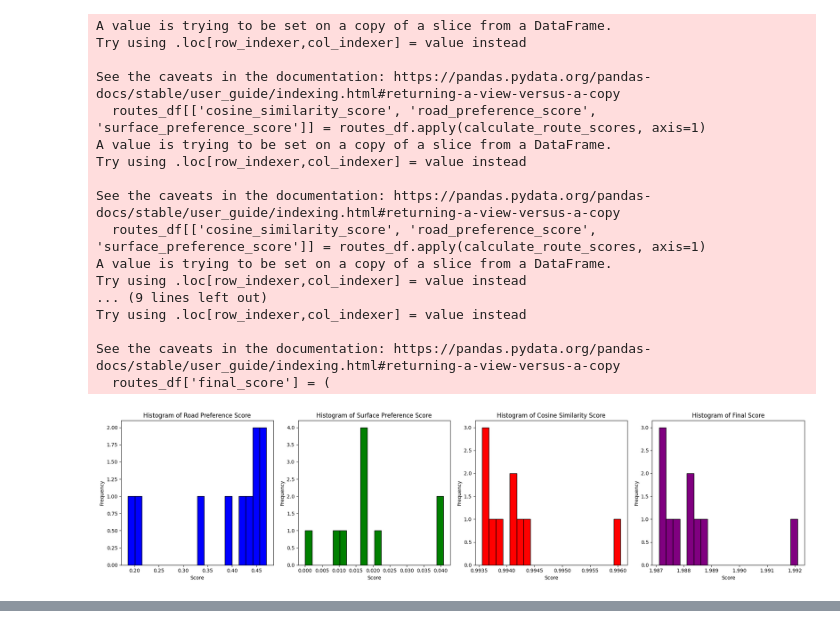
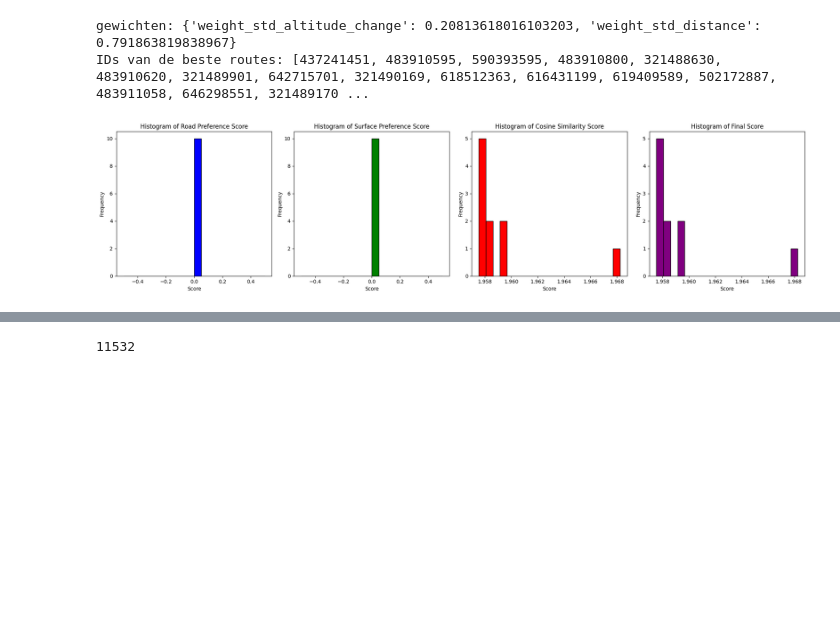
Before and after one commit to PattynRuben/ResearchProject, a Jupyter notebook: Loopcode_uitbreiding/notebook_def.ipynb, the cells around one changed output, grey strips where cells are left out. Cells and saved outputs as stored; diff of their text form; code cells hidden in the pictures; blank space fills up the shorter version.

```diff
--- a/Loopcode_uitbreiding/notebook_def.ipynb
+++ b/Loopcode_uitbreiding/notebook_def.ipynb
@@ -270,15 +270,15 @@ def visualize_routes_on_map(user_id, user_profiles_df, recommended_routes):
 def calculate_scores_and_recommend(user_profiles_df, routes_df, user_id, top_n=10):
     user_data = user_profiles_df.loc[user_profiles_df['userId'] == user_id].iloc[0]
     user_weights = gewichten.get(user_id, {'weight_std_altitude_change': 1, 'weight_std_distance': 1})
+    print(f'gewichten: {user_weights}')
+    # Maak een kopie van routes_df om de waarschuwing te voorkomen
+    filtered_routes_df = routes_df[routes_df['userId'] != user_id].copy()
 
-    routes_df['distance_to_user'] = routes_df.apply(
+    filtered_routes_df['distance_to_user'] = filtered_routes_df.apply(
         lambda row: geodesic(
             (user_data['most_common_lat'], user_data['most_common_lon']),
             (row['mean_latitude'], row['mean_longitude'])
         ).kilometers, axis=1)
-
-    # Filter routes die door de gebruiker zelf geregistreerd zijn
-    routes_df = routes_df[routes_df['userId'] != user_id]
 
     def calculate_route_scores(row):
         user_values = np.array([
@@ -292,25 +292,34 @@ def calculate_scores_and_recommend(user_profiles_df, routes_df, user_id, top_n=1
         surface_pref_score = calculate_preference_score(user_data['voorkeur_ondergronden'], row['surfaces'])
         return pd.Series([cosine_sim, road_pref_score, surface_pref_score])
 
-    routes_df[['cosine_similarity_score', 'road_preference_score', 'surface_preference_score']] = routes_df.apply(calculate_route_scores, axis=1)
+    scores = filtered_routes_df.apply(calculate_route_scores, axis=1)
+    filtered_routes_df[['cosine_similarity_score', 'road_preference_score', 'surface_preference_score']] = scores
 
     scaler = MinMaxScaler()
-    routes_df[['road_preference_score', 'surface_preference_score']] = scaler.fit_transform(
-        routes_df[['road_preference_score', 'surface_preference_score']]
+    filtered_routes_df[['road_preference_score', 'surface_preference_score']] = scaler.fit_transform(
+        filtered_routes_df[['road_preference_score', 'surface_preference_score']]
     )
 
     cosine_similarity_weight = 2.0
     road_preference_weight = 0.0
     surface_preference_weight = 0.0
 
-    routes_df['final_score'] = (
-        routes_df['cosine_similarity_score'] * cosine_similarity_weight +
-        routes_df['road_preference_score'] * road_preference_weight +
-        routes_df['surface_preference_score'] * surface_preference_weight
+    filtered_routes_df['cosine_similarity_score'] *= cosine_similarity_weight
+    filtered_routes_df['road_preference_score'] *= road_preference_weight
+    filtered_routes_df['surface_preference_score'] *= surface_preference_weight
+
+    filtered_routes_df['final_score'] = (
+        filtered_routes_df['cosine_similarity_score'] +
+        filtered_routes_df['road_preference_score'] +
+        filtered_routes_df['surface_preference_score']
     )
 
-    recommended_routes = routes_df.sort_values(by='final_score', ascending=False).head(top_n)
-    return recommended_routes
+    recommended_routes = filtered_routes_df.sort_values(by='final_score', ascending=False)
+    recommended_routes.to_csv(f'aanbevolen_routes_{user_id}_v2.csv', index=False)
+    # Print de IDs van de aanbevolen routes
+    print("IDs van de beste routes:", recommended_routes['id'].tolist())
+    return recommended_routes.head(top_n)
+
 
 # Functie om histograms te plotten voor de gegeven features
 def plot_histograms_for_scores(routes_df, figsize=(20, 5)):
@@ -334,51 +343,50 @@ def plot_histograms_for_scores(routes_df, figsize=(20, 5)):
     plt.subplot(1, 4, 3)  # 1x4 grid, positie 3
     plt.hist(routes_df['cosine_similarity_score'], bins=20, edgecolor='black', color='red')
     plt.title('Histogram of Cosine Similarity Score')
     plt.xlabel('Score')
     plt.ylabel('Frequency')
 
     # Histogram voor final_score
     plt.subplot(1, 4, 4)  # 1x4 grid, positie 4
     plt.hist(routes_df['final_score'], bins=20, edgecolor='black', color='purple')
     plt.title('Histogram of Final Score')
     plt.xlabel('Score')
     plt.ylabel('Frequency')
 
     plt.tight_layout()
     plt.show()
 
 # Implementatie van visualize_and_plot
 def visualize_and_plot(user_id, user_profiles_df, routes_df):
     recommended_routes = calculate_scores_and_recommend(user_profiles_df, routes_df, user_id)
     map_obj = visualize_routes_on_map(user_id, user_profiles_df, recommended_routes)
     plot_histograms_for_scores(recommended_routes)
     return map_obj
 
 # Test en visualisatie
 # sample_user_id = 8974660
 # sample_user_id = 8899244
-# sample_user_id = 5325166
-sample_user_id = 6361870
+sample_user_id = 5325166
+# sample_user_id = 6361870
 map_obj = visualize_and_plot(sample_user_id, user_profiles_df, routes_df)
 # In een Jupyter-notebook, toon de kaart direct
 map_obj
 # %% [output]
-A value is trying to be set on a copy of a slice from a DataFrame.
-Try using .loc[row_indexer,col_indexer] = value instead
-
-See the caveats in the documentation: https://pandas.pydata.org/pandas-docs/stable/user_guide/indexing.html#returning-a-view-versus-a-copy
-  routes_df[['cosine_similarity_score', 'road_preference_score', 'surface_preference_score']] = routes_df.apply(calculate_route_scores, axis=1)
-A value is trying to be set on a copy of a slice from a DataFrame.
-Try using .loc[row_indexer,col_indexer] = value instead
-
-See the caveats in the documentation: https://pandas.pydata.org/pandas-docs/stable/user_guide/indexing.html#returning-a-view-versus-a-copy
-  routes_df[['cosine_similarity_score', 'road_preference_score', 'surface_preference_score']] = routes_df.apply(calculate_route_scores, axis=1)
-A value is trying to be set on a copy of a slice from a DataFrame.
-Try using .loc[row_indexer,col_indexer] = value instead
-... (9 lines left out)
-Try using .loc[row_indexer,col_indexer] = value instead
-
-See the caveats in the documentation: https://pandas.pydata.org/pandas-docs/stable/user_guide/indexing.html#returning-a-view-versus-a-copy
-  routes_df['final_score'] = (
+gewichten: {'weight_std_altitude_change': 0.20813618016103203, 'weight_std_distance': 0.791863819838967}
+IDs van de beste routes: [437241451, 483910595, 590393595, 483910800, 321488630, 483910620, 321489901, 642715701, 321490169, 618512363, 616431199, 619409589, 502172887, 483911058, 646298551, 321489170 ...
-[figure, old version]
+[figure, new version]
 [interactive output not drawn]
+# %%
+# Eenvoudig script om het aantal lijnen in een JSON-bestand te tellen
+
+file_path = 'combined_lines_volledig.json'  # Pad naar het JSON-bestand
+
+# We openen het bestand en tellen de lijnen
+line_count = 0
+with open(file_path, 'r') as file:
+    for line in file:
+        line_count += 1
+
+line_count
+# %% [output]
+11532
```
Also changed, not shown: parts of 2 cells of this notebook, 5 other files.
